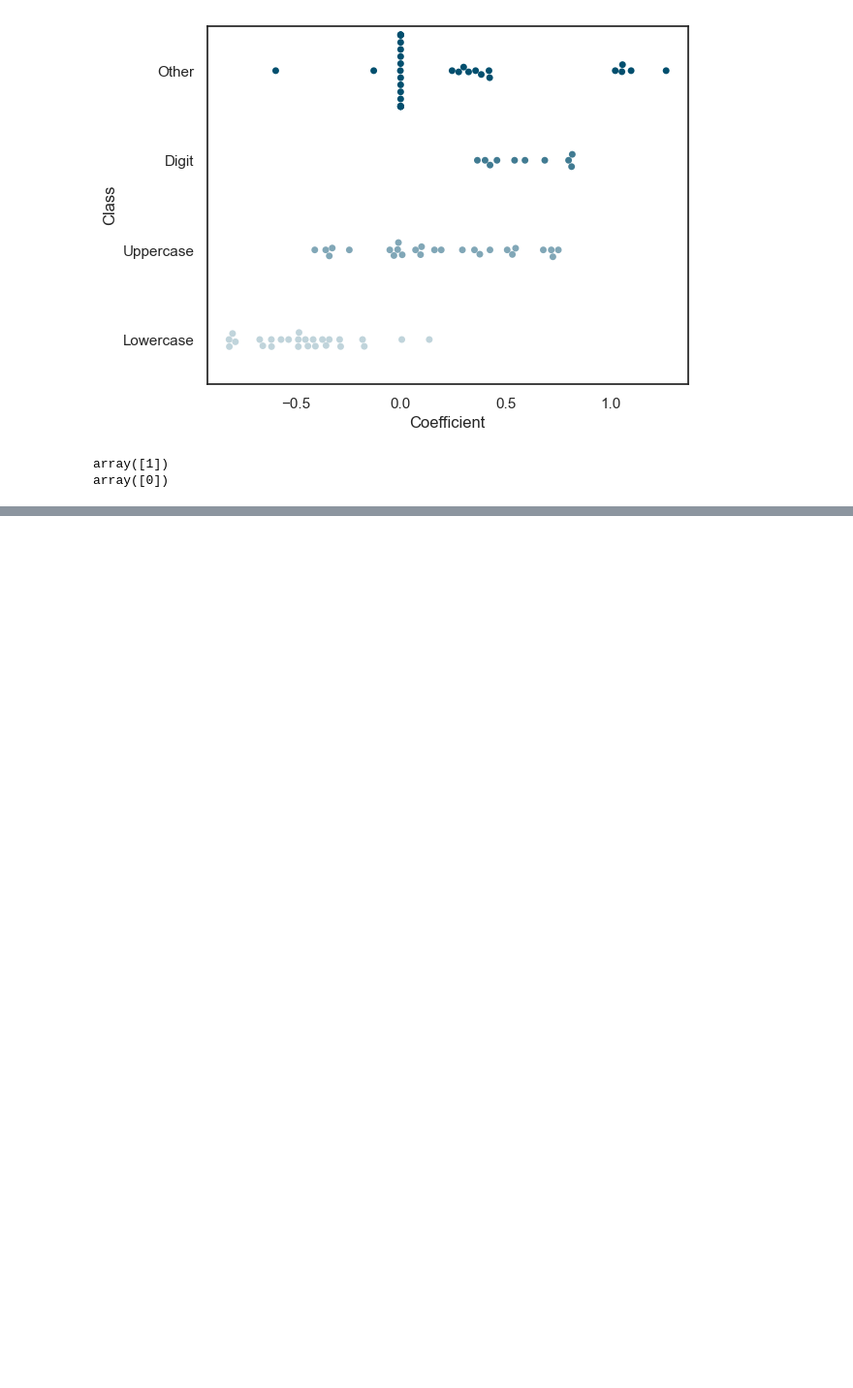
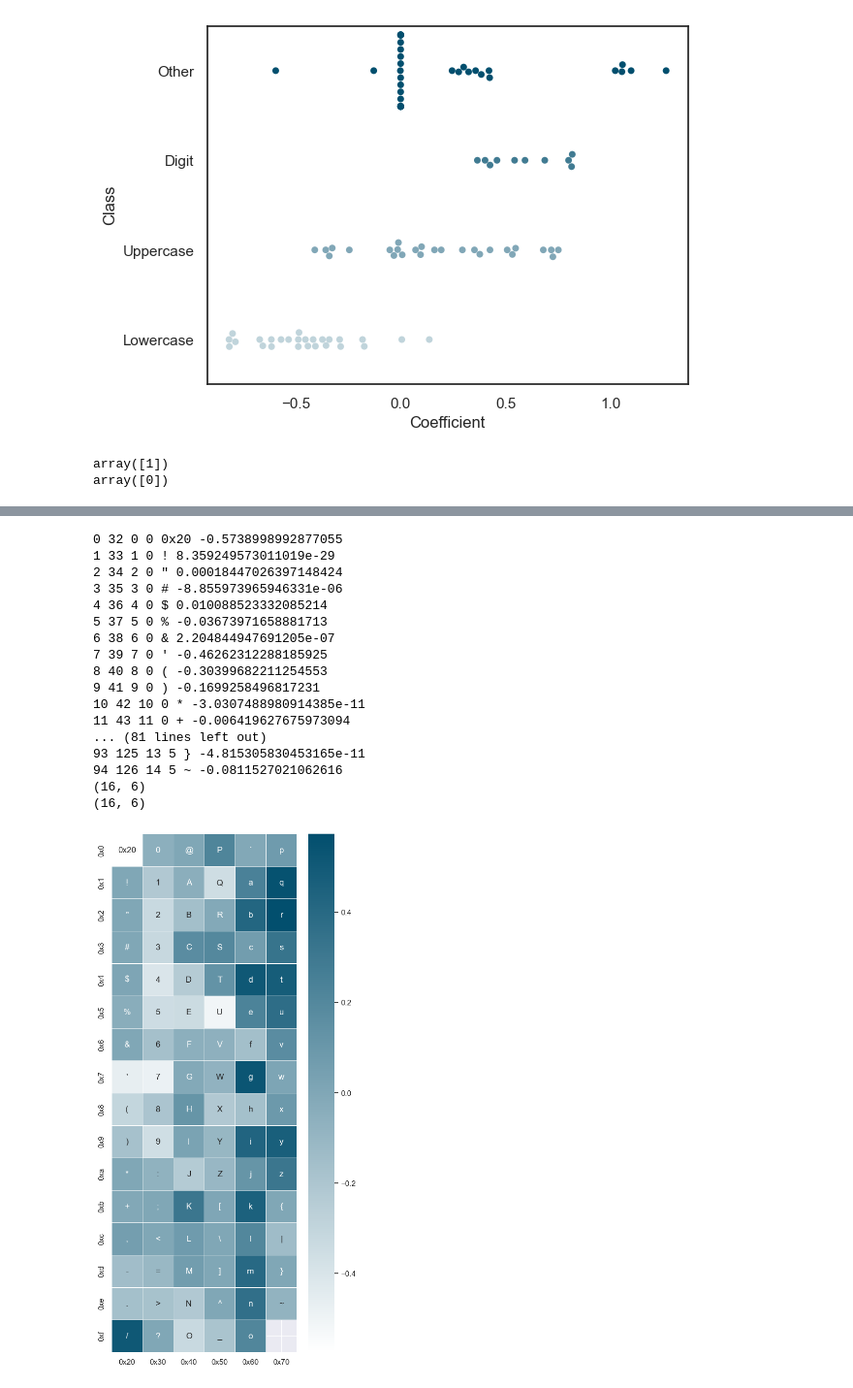
Before and after one commit to jdwhitaker/hybrid-vigor, a Jupyter notebook: main.ipynb, the cells around one changed output, grey strips where cells are left out. Shown: that part at 97% size. Cells and saved outputs as stored; diff of their text form; code cells hidden in the pictures; blank space fills up the shorter version.

Commit message:
train a deep neural network

```diff
--- a/main.ipynb
+++ b/main.ipynb
@@ -60,8 +61,8 @@ def path_to_vector(path):
             raise e
     return vector
 
-nn_classifier = MLPClassifier(hidden_layer_sizes=(), random_state=1234)
-nn_classifier.fit([path_to_vector(x) for x in X_train], y_train)
+shallow_nn_classifier = MLPClassifier(hidden_layer_sizes=(), random_state=1234)
+shallow_nn_classifier.fit([path_to_vector(x) for x in X_train], y_train)
 # %% [output]
 MLPClassifier(hidden_layer_sizes=(), random_state=1234)
 # %%
@@ -73,8 +74,8 @@ def render_printable(i):
         r = hex(i)
     return r
 
-coefficients = [(render_printable(i), nn_classifier.coefs_[0][i][0])
-                for i in range(len(nn_classifier.coefs_[0]))]
+coefficients = [(render_printable(i), shallow_nn_classifier.coefs_[0][i][0])
+                for i in range(len(shallow_nn_classifier.coefs_[0]))]
 
 pprint.pprint(coefficients[:5])
 # %% [output]
@@ -239,8 +240,8 @@ ax.get_figure().savefig('classifier-performance.png', dpi=1024, bbox_inches="tig
 [figure]
 # %%
 character_classes = []
-for i in range(len(nn_classifier.coefs_[0])):
-    coefficient = nn_classifier.coefs_[0][i][0]
+for i in range(len(shallow_nn_classifier.coefs_[0])):
+    coefficient = shallow_nn_classifier.coefs_[0][i][0]
     index = i + 0x20
     if index < ord('0'):
         character_classes.append(('Other', coefficient))
@@ -284,0 +353,55 @@ array([0])
+# %%
+## Node A: Counter-indicative (-1.453)
+coefficients = [(render_printable(i), deep_nn_classifier.coefs_[0][i][0]) for i in range(len(deep_nn_classifier.coefs_[0]))]
+reshaped_keys = [[None for i in range(int((len(coefficients)/16)+1))] for i in range(16)]
+reshaped_values = [[None for i in range(int((len(coefficients)/16)+1))] for j in range(16)]
+for index in range(0, len(coefficients)):
+    character_code = index + 0x20
+    i0 = index % 16
+    i1 = index // 16
+    print(index, character_code, i0, i1, coefficients[index][0], coefficients[index][1])
+    reshaped_keys[i0][i1] = coefficients[index][0]
+    reshaped_values[i0][i1] = coefficients[index][1]
+
+reshaped_keys = pd.DataFrame(reshaped_keys)
+print(reshaped_keys.shape)
+reshaped_values = pd.DataFrame(reshaped_values)
+print(reshaped_values.shape)
+
+import matplotlib.pyplot as plt
+import seaborn as sns
+colors = ["#ffffff", "#024f6e"]
+sns.set_theme()
+my_cmap = sns.blend_palette(colors, as_cmap = True)
+# Draw a heatmap with the numeric values in each cell
+f, ax = plt.subplots(figsize=(6, 13.5))
+fig = sns.heatmap(
+    reshaped_values,
+    annot=reshaped_keys,
+    fmt='',
+    linewidths=.5,
+    ax=ax,
+    cmap=my_cmap,
+    xticklabels=[hex(i) for i in range(0x20,0x7e+1,16)],
+    yticklabels=[hex(i) for i in range(0,16)]
+).get_figure()
+fig.savefig('deep-classifier-coefficients-NodeA.png')
+# %% [output]
+0 32 0 0 0x20 -0.5738998992877055
+1 33 1 0 ! 8.359249573011019e-29
+2 34 2 0 " 0.00018447026397148424
+3 35 3 0 # -8.855973965946331e-06
+4 36 4 0 $ 0.010088523332085214
+5 37 5 0 % -0.03673971658881713
+6 38 6 0 & 2.204844947691205e-07
+7 39 7 0 ' -0.46262312288185925
+8 40 8 0 ( -0.30399682211254553
+9 41 9 0 ) -0.1699258496817231
+10 42 10 0 * -3.0307488980914385e-11
+11 43 11 0 + -0.006419627675973094
+... (81 lines left out)
+93 125 13 5 } -4.815305830453165e-11
+94 126 14 5 ~ -0.0811527021062616
+(16, 6)
+(16, 6)
+[figure, added]
```
Also changed, not shown: parts of 5 cells of this notebook, 2 other files.
